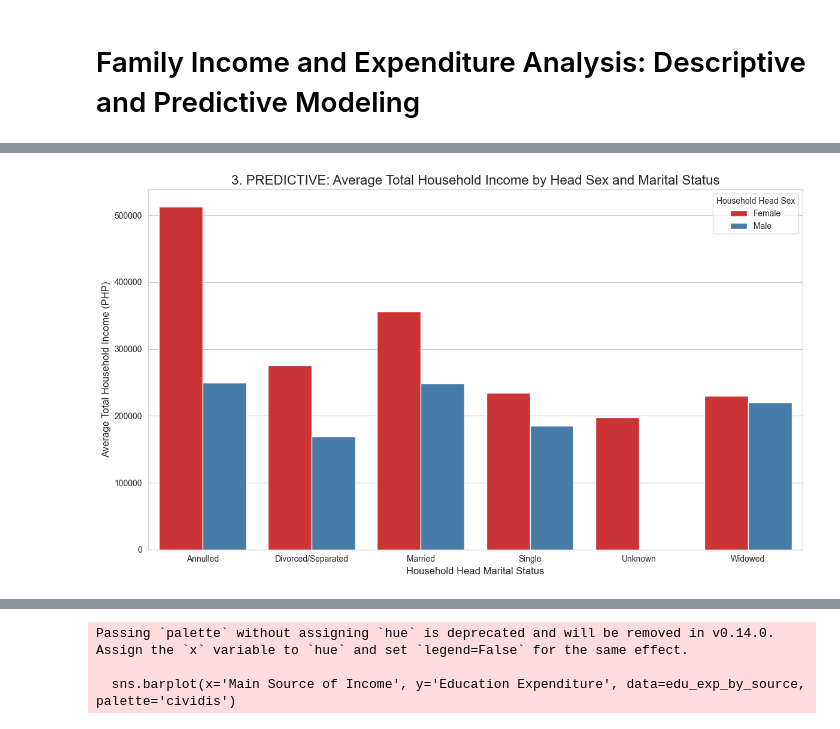
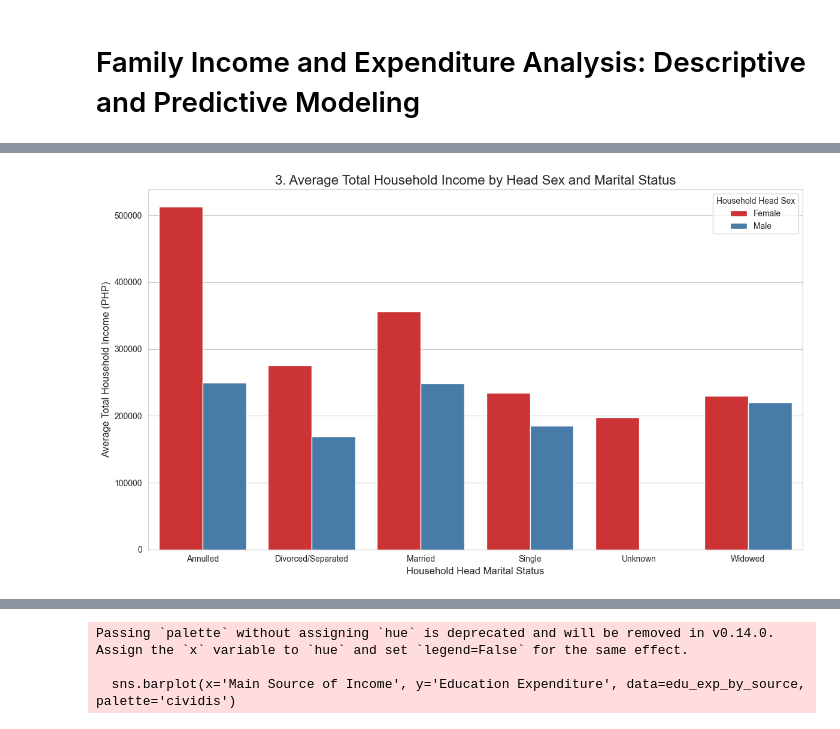
Before and after one commit to yongieee/ELEC303-DATA_ANALYTICS-RODRIGUEZ, a Jupyter notebook: FAMILY-anaylsis.ipynb, the cells around one changed output, grey strips where cells are left out. Cells and saved outputs as stored; diff of their text form; code cells hidden in the pictures.

```diff
--- a/FAMILY-anaylsis.ipynb
+++ b/FAMILY-anaylsis.ipynb
@@ -51,18 +56,15 @@ Passing `palette` without assigning `hue` is deprecated and will be removed in v
 # %%
-# ==============================================================================
-# 3. PREDICTIVE: Average Total Household Income by Head Sex and Marital Status (Grouped Bar Chart)
-# ==============================================================================
-# Calculate the mean income grouped by Sex and Marital Status
+
 income_by_demographics = df.groupby(['Household Head Sex', 'Household Head Marital Status'])['Total Household Income'].mean().reset_index()
 plt.figure(figsize=(12, 7))
 sns.barplot(x='Household Head Marital Status', y='Total Household Income', hue='Household Head Sex', data=income_by_demographics, palette='Set1')
-plt.title('3. PREDICTIVE: Average Total Household Income by Head Sex and Marital Status', fontsize=16)
+plt.title('3. Average Total Household Income by Head Sex and Marital Status', fontsize=16)
 plt.xlabel('Household Head Marital Status', fontsize=12)
 plt.ylabel('Average Total Household Income (PHP)', fontsize=12)
 plt.xticks(rotation=0, ha='center', fontsize=10)
 plt.ticklabel_format(style='plain', axis='y')
 plt.legend(title='Household Head Sex')
 plt.tight_layout()
 plt.show()
 # %% [output]
-[figure, old version]
+[figure, new version]
```
Also changed, not shown: parts of 7 cells of this notebook.
